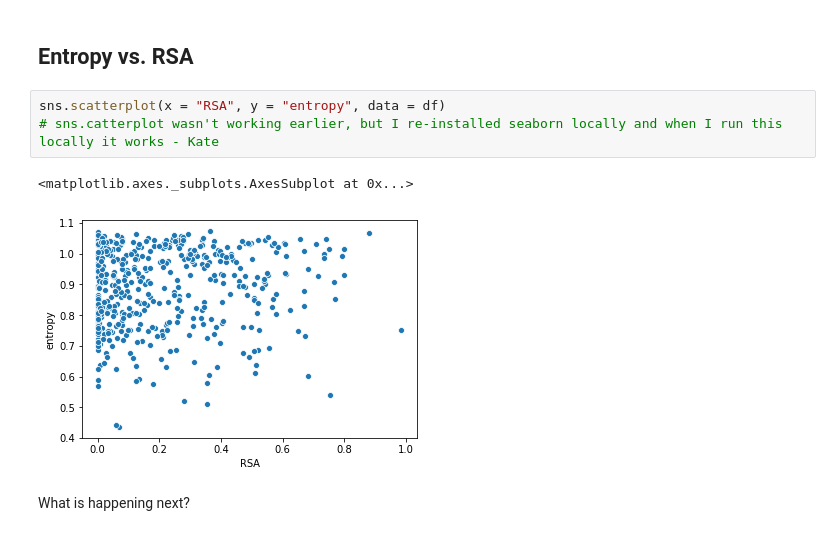
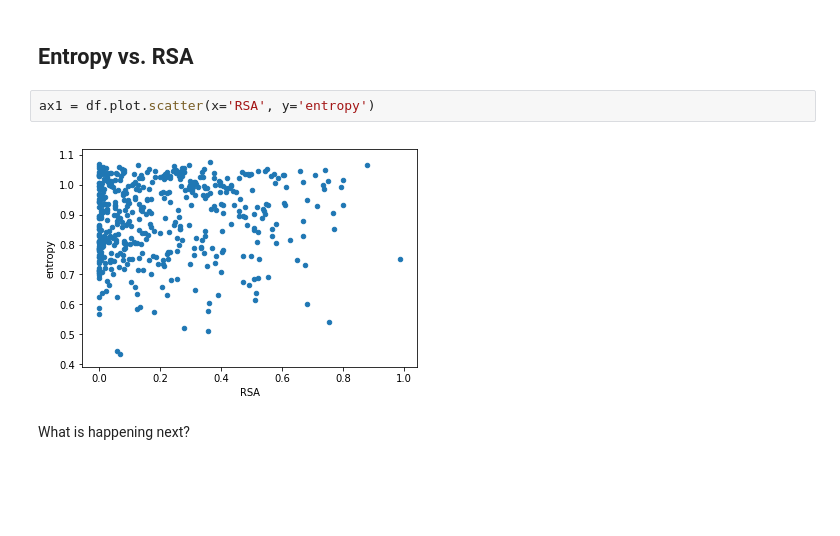
Before and after one commit to hutch-gwc/Rosalind, a Jupyter notebook: secondarystructure_190219.ipynb, the cells around one changed output. Saved outputs shown, nothing was run; the diff lists cells and outputs as text; blank space fills up the shorter version.

Commit message:
fixed scatterplot function

```diff
--- a/secondarystructure_190219.ipynb
+++ b/secondarystructure_190219.ipynb
@@ -98,12 +98,10 @@ classification
 # %% [markdown]
 Entropy vs. RSA
 ----
-# %%
-sns.scatterplot(x = "RSA", y = "entropy", data = df)
-# sns.catterplot wasn't working earlier, but I re-installed seaborn locally and when I run this locally it works - Kate
-# %% [output]
-<matplotlib.axes._subplots.AxesSubplot at 0x...>
-[figure, removed]
+# %%
+ax1 = df.plot.scatter(x='RSA', y='entropy')
+# %% [output]
+[figure, added]
 # %% [markdown]
 What is happening next?
 # %%
```
Also changed, not shown: parts of 1 cell of this notebook.
